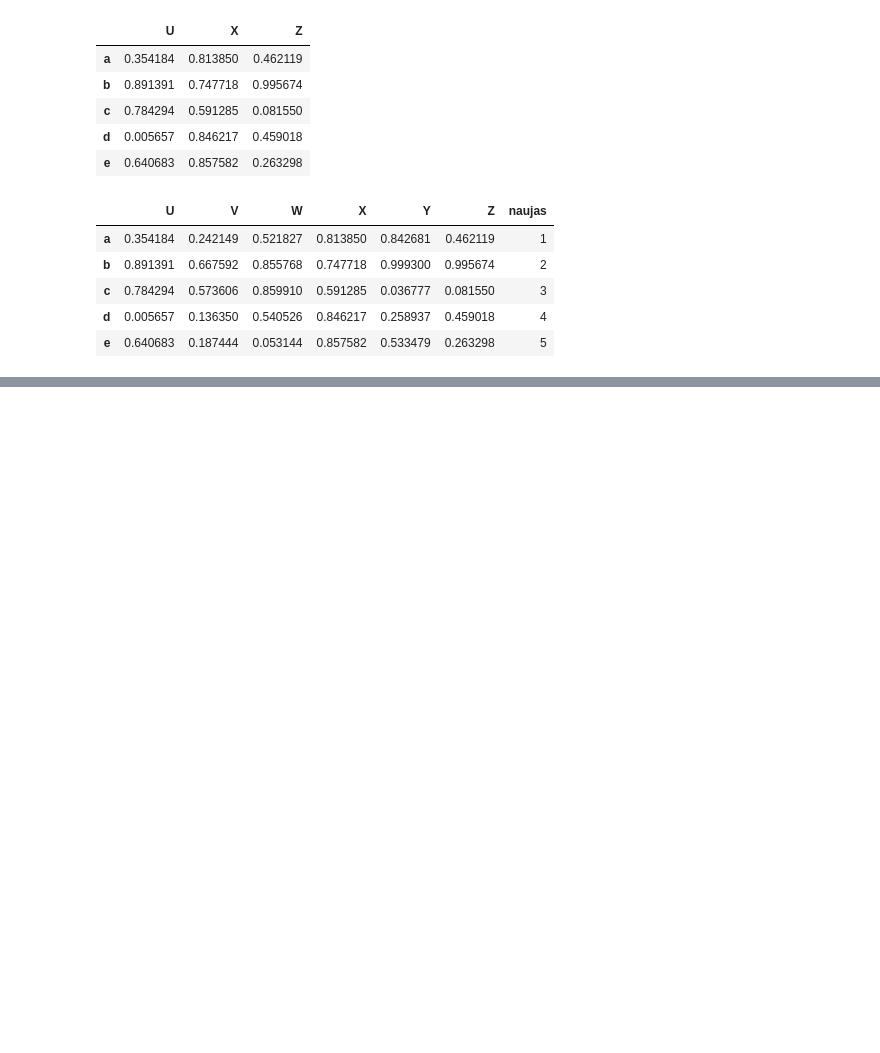
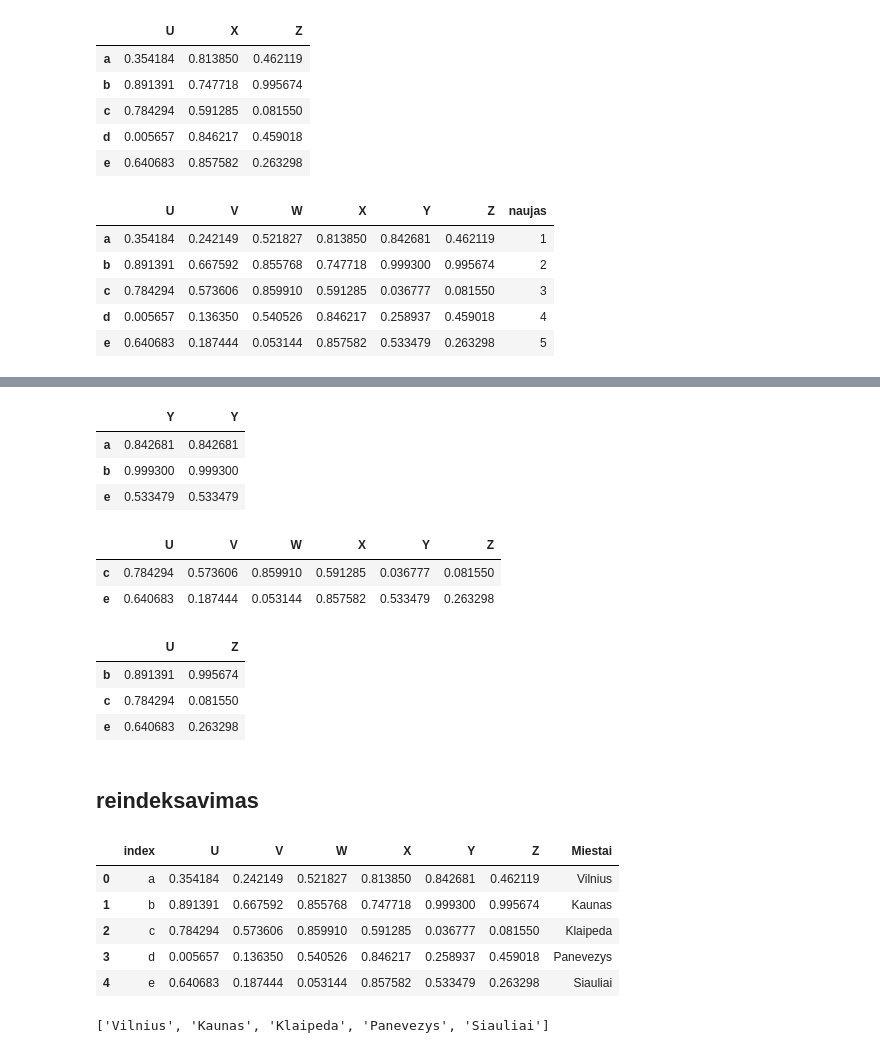
Before and after one commit to infohata/ptu1-advanced-math, a Jupyter notebook: ptu1_pandas1.ipynb, the cells around one changed output, grey strips where cells are left out. Cells and saved outputs as stored; diff of their text form; code cells hidden in the pictures; blank space fills up the shorter version.

```diff
--- a/ptu1_pandas1.ipynb
+++ b/ptu1_pandas1.ipynb
@@ -82,4 +82,4 @@ df1
 | d | 0.005657 | 0.136350 | 0.540526 | 0.846217 | 0.258937 | 0.459018 | 4 |
 | e | 0.640683 | 0.187444 | 0.053144 | 0.857582 | 0.533479 | 0.263298 | 5 |
 # %%
-df1.drop('naujas', axis=1)
+df1.drop('naujas', axis=1, inplace=True)
@@ -85,0 +154,36 @@ df1.drop('naujas', axis=1)
+# %%
+df1[df1['Y'] > 0.4][['Y', 'Y']]
+# %% [output]
+|  | Y | Y |
+| a | 0.842681 | 0.842681 |
+| b | 0.999300 | 0.999300 |
+| e | 0.533479 | 0.533479 |
+# %%
+df1[(df1['U'] > 0.5) & (df1['Z'] < 0.5)]
+# %% [output]
+|  | U | V | W | X | Y | Z |
+| c | 0.784294 | 0.573606 | 0.859910 | 0.591285 | 0.036777 | 0.081550 |
+| e | 0.640683 | 0.187444 | 0.053144 | 0.857582 | 0.533479 | 0.263298 |
+# %%
+df1[(df1['U'] > 0.5) | (df1['Z'] < 0.3)][['U', 'Z']]
+# %% [output]
+|  | U | Z |
+| b | 0.891391 | 0.995674 |
+| c | 0.784294 | 0.081550 |
+| e | 0.640683 | 0.263298 |
+# %% [markdown]
+## reindeksavimas
+# %%
+df1.reset_index()
+# %% [output]
+|  | index | U | V | W | X | Y | Z | Miestai |
+| 0 | a | 0.354184 | 0.242149 | 0.521827 | 0.813850 | 0.842681 | 0.462119 | Vilnius |
+| 1 | b | 0.891391 | 0.667592 | 0.855768 | 0.747718 | 0.999300 | 0.995674 | Kaunas |
+| 2 | c | 0.784294 | 0.573606 | 0.859910 | 0.591285 | 0.036777 | 0.081550 | Klaipeda |
+| 3 | d | 0.005657 | 0.136350 | 0.540526 | 0.846217 | 0.258937 | 0.459018 | Panevezys |
+| 4 | e | 0.640683 | 0.187444 | 0.053144 | 0.857582 | 0.533479 | 0.263298 | Siauliai |
+# %%
+nauajas_indeksas = "Vilnius Kaunas Klaipeda Panevezys Siauliai".split()
+nauajas_indeksas
+# %% [output]
+['Vilnius', 'Kaunas', 'Klaipeda', 'Panevezys', 'Siauliai']
```
Also changed, not shown: parts of 12 cells of this notebook.
